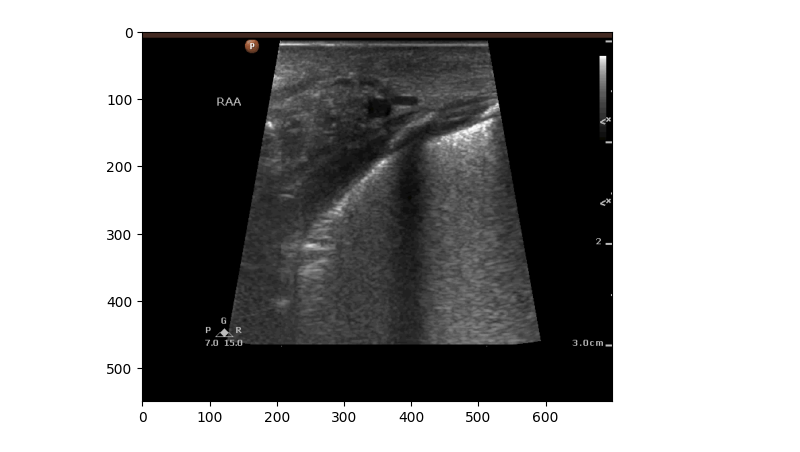
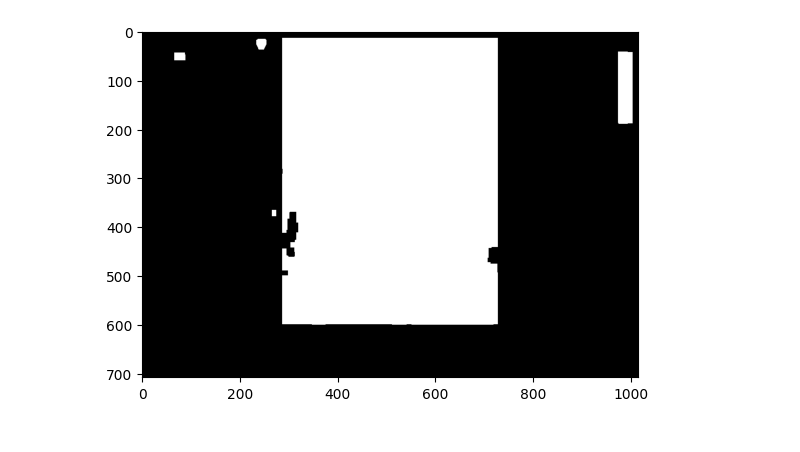
Before and after one commit to miliani-ff03/LUS_Project, a Jupyter notebook: image_preprocessing.ipynb, the cells around one changed output. Saved outputs shown, nothing was run; the diff lists cells and outputs as text; code cells hidden in the pictures.

```diff
--- a/image_preprocessing.ipynb
+++ b/image_preprocessing.ipynb
@@ -263,13 +44,0 @@ plt.imshow(cv2.cvtColor(final_crop, cv2.COLOR_BGR2RGB))
-# %%
-image_path='/cosma5/data/durham/dc-fras4/ultrasound/JCUH/003/JCUH003_LUS_1/20230522_121100_0001.AVI'
-
-frame, total_frames, fps = extract_frame(image_path, frame_number=0)
-
-
-scan_label_cut = frame[50:, 100:]
-plt.imshow(scan_label_cut)
-
-cropped_area = scan_label_cut[y1:y2, x1:x2]
-# plt.imshow(cropped_area)
-# %% [output]
-[figure, removed]
@@ -275,0 +77,11 @@ cropped_area = scan_label_cut[y1:y2, x1:x2]
+# %%
+gray_image = cv2.cvtColor(frame, cv2.COLOR_BGR2GRAY)
+_, mask = cv2.threshold(gray_image, 1, 255, cv2.THRESH_BINARY)
+
+kernel = np.ones((5, 5), np.uint8)  # Define a kernel for morphological operations
+mask = cv2.morphologyEx(mask, cv2.MORPH_CLOSE, kernel, iterations=2)
+mask = cv2.morphologyEx(mask, cv2.MORPH_OPEN, kernel, iterations=2)
+plt.imshow(mask, cmap='gray')
+plt.show()
+# %% [output]
+[figure, added]
```
Also changed, not shown: parts of 9 cells of this notebook, 20 other files.
